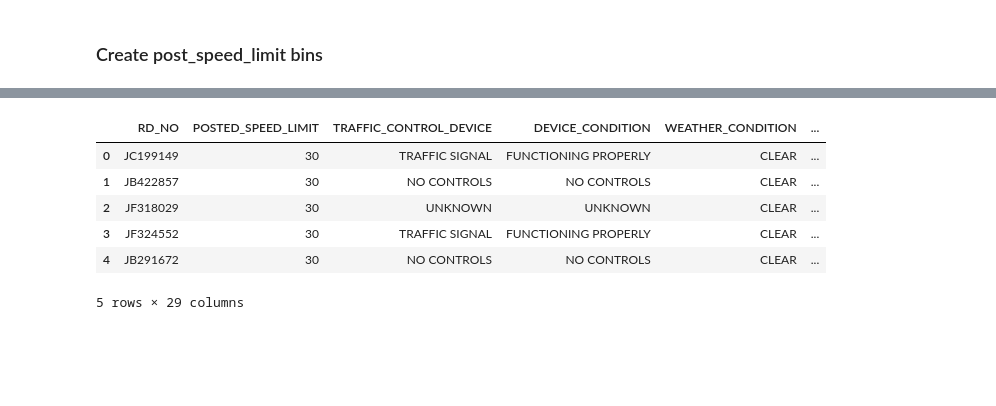
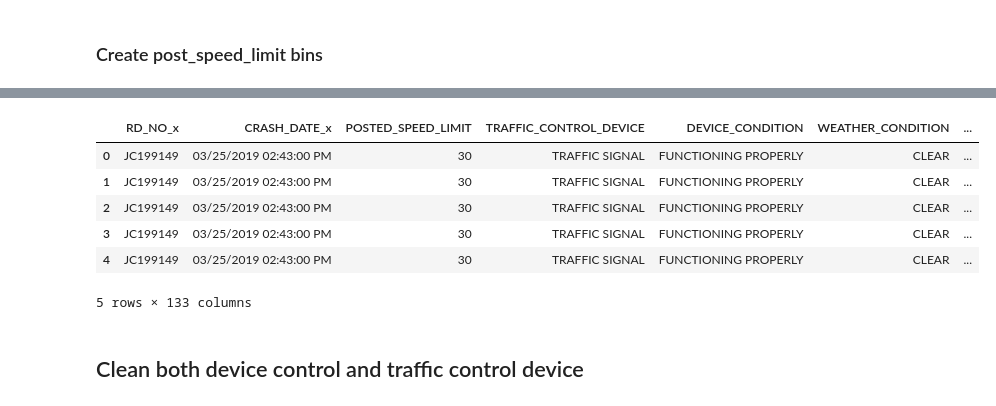
Before and after one commit to Edna722/ML-Projcet, a Jupyter notebook: Chicago notebook.ipynb, the cells around one changed output, grey strips where cells are left out. Drawn from its saved outputs; the diff is of its cells as text; code cells hidden in the pictures; blank space fills up the shorter version.

```diff
--- a/Chicago notebook.ipynb
+++ b/Chicago notebook.ipynb
@@ -283,5 +285,5 @@ modified_data['CRASH_HOUR'] = modified_data['datetime'].dt.hour
 # %%
-modified_data.drop(['LOCATION', 'datetime', 'CRASH_DATE', 'CRASH_RECORD_ID','LATITUDE', 'LONGITUDE'], axis=1, inplace=True)
+merged_data.drop(['LOCATION', 'datetime', 'CRASH_DATE', 'CRASH_RECORD_ID','LATITUDE', 'LONGITUDE',], axis=1, inplace=True)
 # %% [markdown]
 ### One hot Encoding for first_crash_type
 # %%
@@ -393,0 +412,6 @@ Name: CRASH_HOUR, dtype: int64
+# %%
+# creating bins and labels, preview data
+merged_data['age_bins'] = pd.cut(x=merged_data['AGE'], bins = [0,15,24,35,55,100],
+                         labels = ['16 - Under-aged', '17-24',
+                        '25-30', '34-57','58+'])
+merged_data.head()
@@ -477,28 +509,28 @@ mapping_dict = {
 }
 
 # Apply the mapping
-modified_data['Contributory_Cause_Bins'] = modified_data['PRIM_CONTRIBUTORY_CAUSE'].map(mapping_dict)
+merged_data['Contributory_Cause_Bins'] = merged_data['PRIM_CONTRIBUTORY_CAUSE'].map(mapping_dict)
 # %%
-modified_data['PRIM_CONTRIBUTORY_CAUSE'] = pd.to_numeric(modified_data['PRIM_CONTRIBUTORY_CAUSE'], errors='coerce')
+merged_data['PRIM_CONTRIBUTORY_CAUSE'] = pd.to_numeric(merged_data['PRIM_CONTRIBUTORY_CAUSE'], errors='coerce')
 bins = [0, 3, 6, 9, 12]
 labels = ['Low', 'Medium', 'High', 'Very High']
-modified_data['Contributory_Cause_Bins'] = pd.cut(modified_data['PRIM_CONTRIBUTORY_CAUSE'], bins=bins, labels=labels)
+merged_data['Contributory_Cause_Bins'] = pd.cut(merged_data['PRIM_CONTRIBUTORY_CAUSE'], bins=bins, labels=labels)
 # %%
 # Define the bins
 bins = [0, 3, 6, 9, 12]  # Example bins, adjust them according to your needs
 
 # Create the bin labels
 labels = ['Low', 'Medium', 'High', 'Very High']  # Example labels, adjust them according to your needs
 
 # Apply binning to the column
-modified_data['Contributory_Cause_Bins'] = pd.cut(modified_data['PRIM_CONTRIBUTORY_CAUSE'], bins=bins, labels=labels)
+merged_data['Contributory_Cause_Bins'] = pd.cut(merged_data['PRIM_CONTRIBUTORY_CAUSE'], bins=bins, labels=labels)
 
-modified_data.head()
+merged_data.head()
 # %% [output]
-|  | RD_NO | POSTED_SPEED_LIMIT | TRAFFIC_CONTROL_DEVICE | DEVICE_CONDITION | WEATHER_CONDITION | ... |
-| 0 | JC199149 | 30 | TRAFFIC SIGNAL | FUNCTIONING PROPERLY | CLEAR | ... |
-| 1 | JB422857 | 30 | NO CONTROLS | NO CONTROLS | CLEAR | ... |
-| 2 | JF318029 | 30 | UNKNOWN | UNKNOWN | CLEAR | ... |
-| 3 | JF324552 | 30 | TRAFFIC SIGNAL | FUNCTIONING PROPERLY | CLEAR | ... |
-| 4 | JB291672 | 30 | NO CONTROLS | NO CONTROLS | CLEAR | ... |
+|  | RD_NO_x | CRASH_DATE_x | POSTED_SPEED_LIMIT | TRAFFIC_CONTROL_DEVICE | DEVICE_CONDITION | WEATHER_CONDITION | ... |
+| 0 | JC199149 | 03/25/2019 02:43:00 PM | 30 | TRAFFIC SIGNAL | FUNCTIONING PROPERLY | CLEAR | ... |
+| 1 | JC199149 | 03/25/2019 02:43:00 PM | 30 | TRAFFIC SIGNAL | FUNCTIONING PROPERLY | CLEAR | ... |
+| 2 | JC199149 | 03/25/2019 02:43:00 PM | 30 | TRAFFIC SIGNAL | FUNCTIONING PROPERLY | CLEAR | ... |
+| 3 | JC199149 | 03/25/2019 02:43:00 PM | 30 | TRAFFIC SIGNAL | FUNCTIONING PROPERLY | CLEAR | ... |
+| 4 | JC199149 | 03/25/2019 02:43:00 PM | 30 | TRAFFIC SIGNAL | FUNCTIONING PROPERLY | CLEAR | ... |
-5 rows × 29 columns
+5 rows × 133 columns
@@ -504,0 +552,2 @@ modified_data.head()
+# %% [markdown]
+## Clean both device control and traffic control device
```
Also changed, not shown: parts of 51 cells of this notebook.
